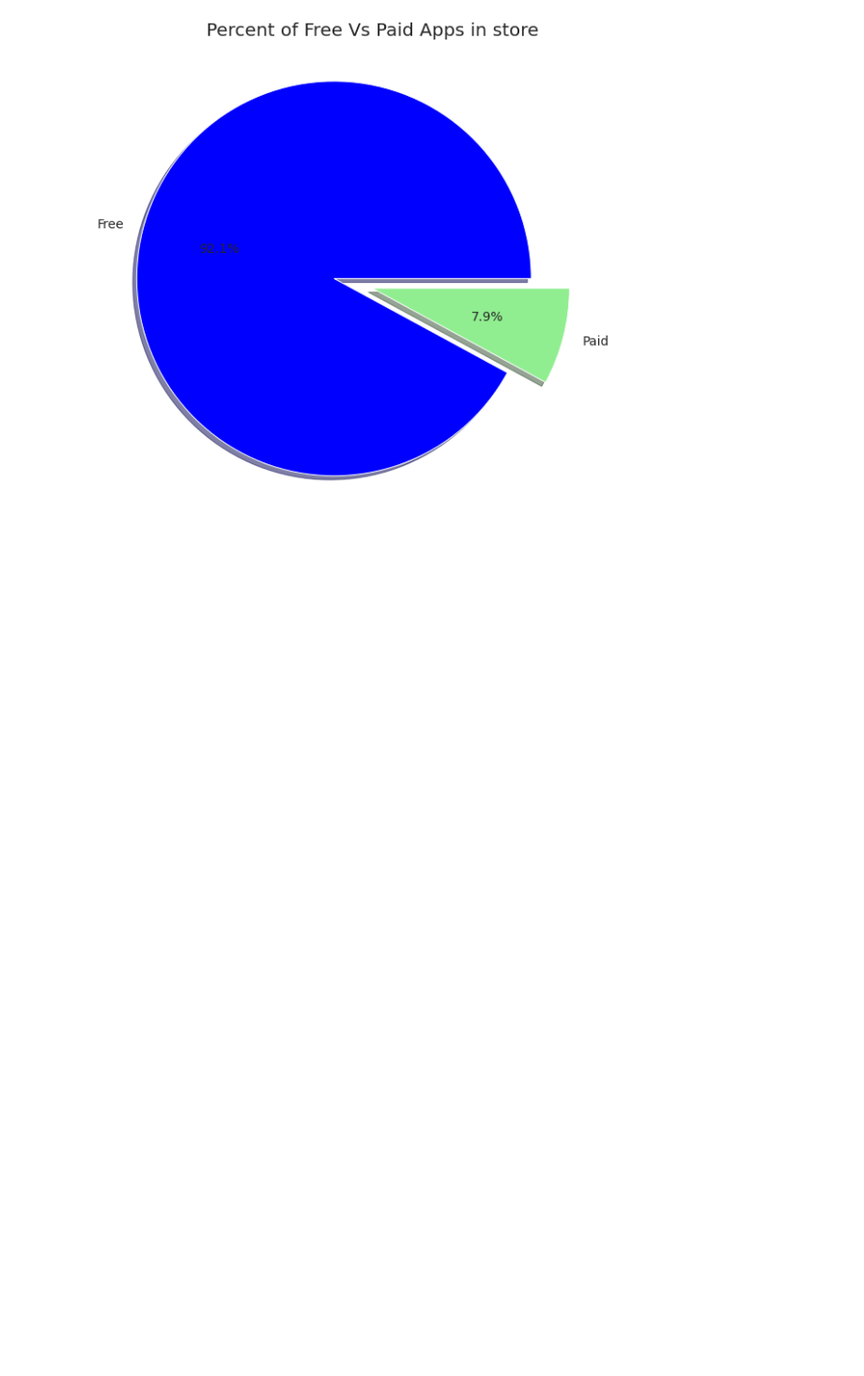
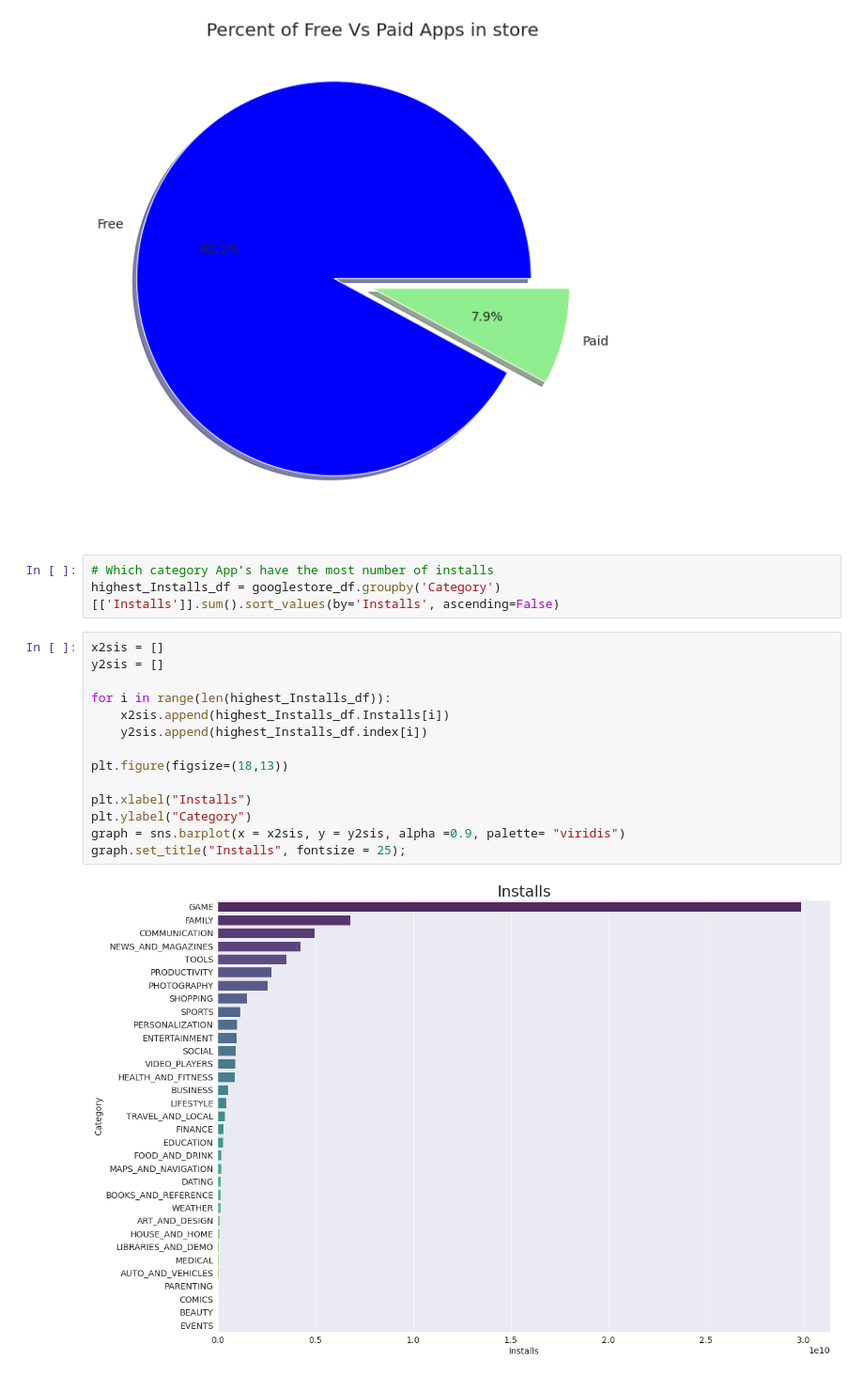
Before and after one commit to nileshrathod17/Exploratory-Data-Analysis, a Jupyter notebook: Copy_of_Play_Store_App_Review_Analysis_Capstone_Project.ipynb, the cells around one changed output. Shown at 94% size. Drawn from its saved outputs; the diff is of its cells as text; blank space fills up the shorter version.

Commit message:
category App’s have the most number of installs

```diff
--- a/Copy_of_Play_Store_App_Review_Analysis_Capstone_Project.ipynb
+++ b/Copy_of_Play_Store_App_Review_Analysis_Capstone_Project.ipynb
@@ -330,3 +330,22 @@ plt.title('Percent of Free Vs Paid Apps in store',size = 20)
 plt.show()
 # %% [output]
 [figure]
+# %%
+# Which category App’s have the most number of installs
+highest_Installs_df = googlestore_df.groupby('Category')[['Installs']].sum().sort_values(by='Installs', ascending=False)
+# %%
+x2sis = []
+y2sis = []
+
+for i in range(len(highest_Installs_df)):
+    x2sis.append(highest_Installs_df.Installs[i])
+    y2sis.append(highest_Installs_df.index[i])
+
+plt.figure(figsize=(18,13))
+
+plt.xlabel("Installs")
+plt.ylabel("Category")
+graph = sns.barplot(x = x2sis, y = y2sis, alpha =0.9, palette= "viridis")
+graph.set_title("Installs", fontsize = 25);
+# %% [output]
+[figure, added]
```
